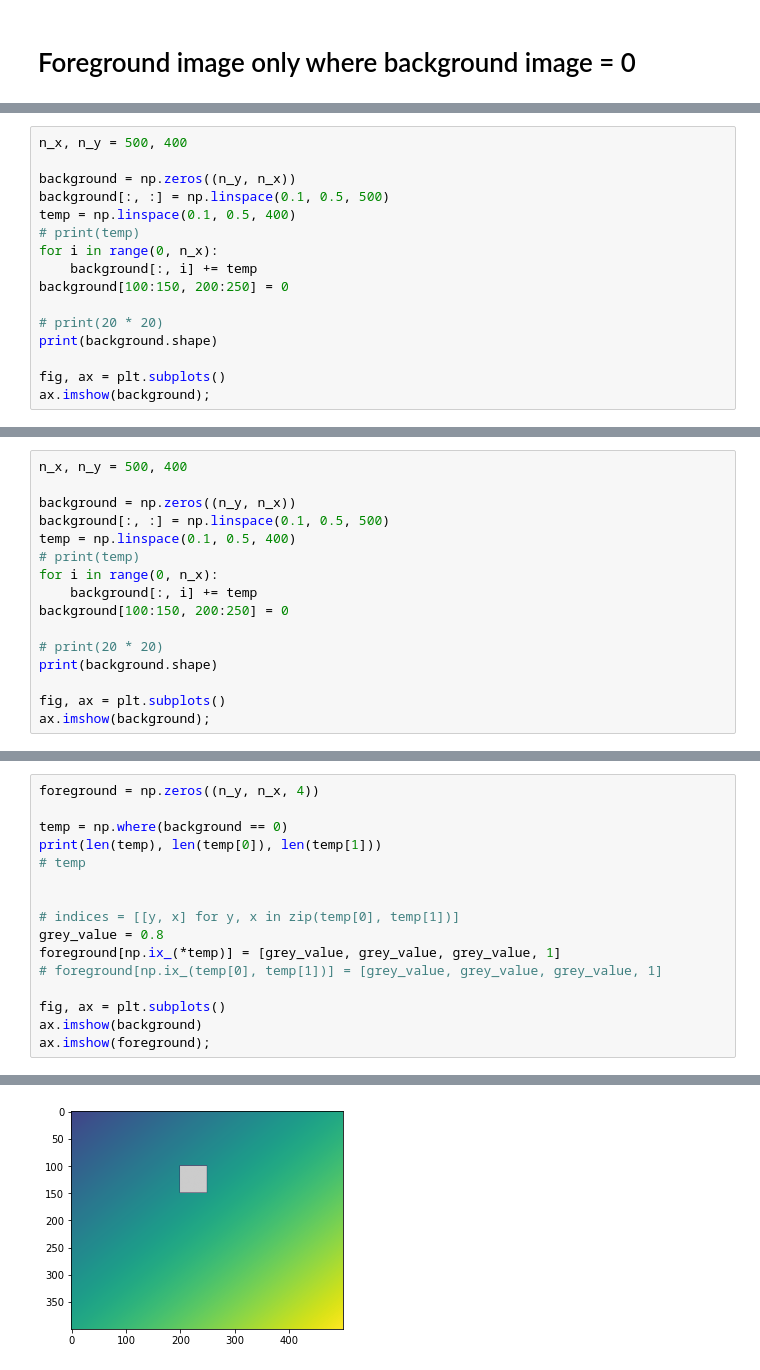
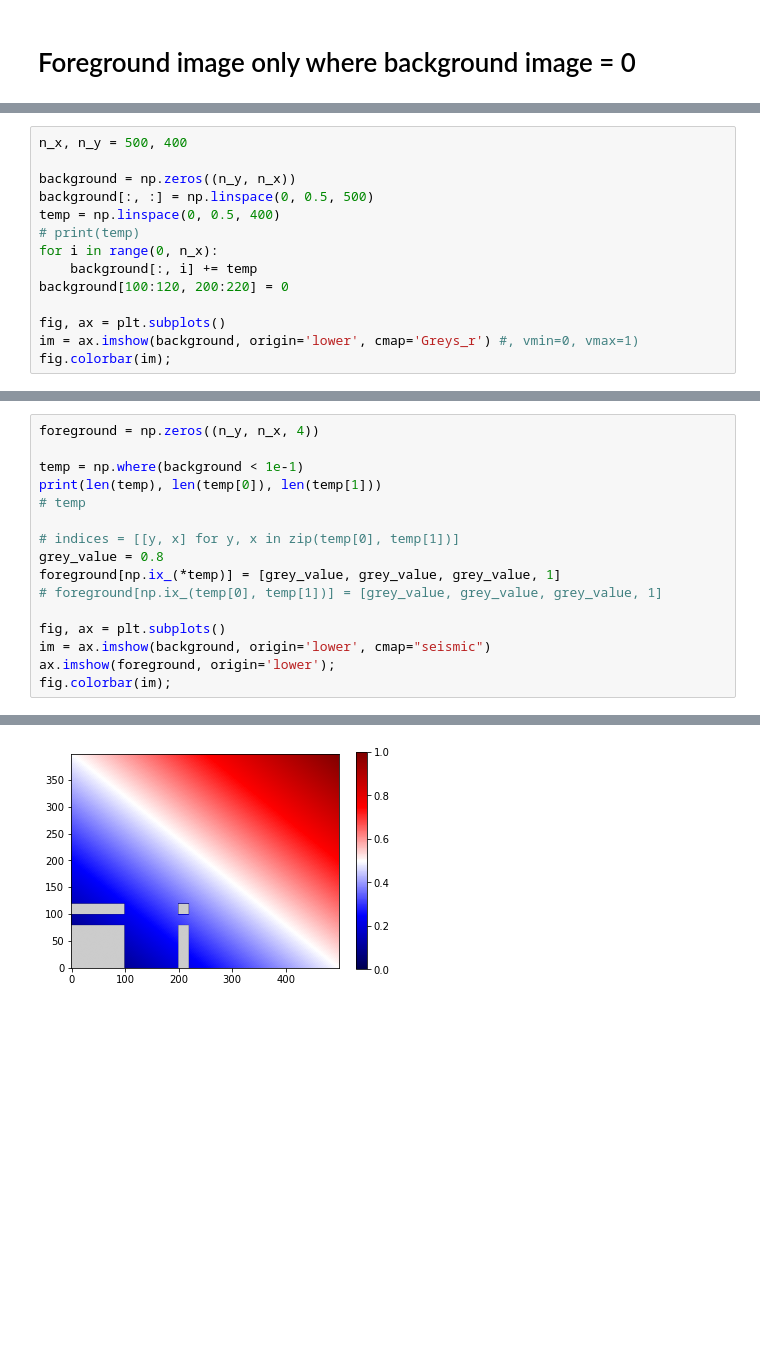
Before and after one commit to gregnordin/notes_to_self, a Jupyter notebook: python/matplotlib/images_with_transparency.ipynb, the cells around one changed output, grey strips where cells are left out. Cells and saved outputs as stored; diff of their text form; blank space fills up the shorter version.

```diff
--- a/python/matplotlib/images_with_transparency.ipynb
+++ b/python/matplotlib/images_with_transparency.ipynb
@@ -252,16 +100,14 @@ ax.imshow(foreground)
 n_x, n_y = 500, 400
 
 background = np.zeros((n_y, n_x))
-background[:, :] = np.linspace(0.1, 0.5, 500)
-temp = np.linspace(0.1, 0.5, 400)
+background[:, :] = np.linspace(0, 0.5, 500)
+temp = np.linspace(0, 0.5, 400)
 # print(temp)
 for i in range(0, n_x):
     background[:, i] += temp
-background[100:150, 200:250] = 0
-
-# print(20 * 20)
-print(background.shape)
+background[100:120, 200:220] = 0
 
 fig, ax = plt.subplots()
-ax.imshow(background);
+im = ax.imshow(background, origin='lower', cmap='Greys_r') #, vmin=0, vmax=1)
+fig.colorbar(im);
 # %% [output]
@@ -325,16 +114,0 @@ ax.imshow(foreground);
-# %%
-n_x, n_y = 500, 400
-
-background = np.zeros((n_y, n_x))
-background[:, :] = np.linspace(0.1, 0.5, 500)
-temp = np.linspace(0.1, 0.5, 400)
-# print(temp)
-for i in range(0, n_x):
-    background[:, i] += temp
-background[100:150, 200:250] = 0
-
-# print(20 * 20)
-print(background.shape)
-
-fig, ax = plt.subplots()
-ax.imshow(background);
@@ -344,10 +115,9 @@ ax.imshow(background);
 # %%
 foreground = np.zeros((n_y, n_x, 4))
 
-temp = np.where(background == 0)
+temp = np.where(background < 1e-1)
 print(len(temp), len(temp[0]), len(temp[1]))
 # temp
-
 
 # indices = [[y, x] for y, x in zip(temp[0], temp[1])]
 grey_value = 0.8
@@ -355,6 +125,7 @@ foreground[np.ix_(*temp)] = [grey_value, grey_value, grey_value, 1]
 # foreground[np.ix_(temp[0], temp[1])] = [grey_value, grey_value, grey_value, 1]
 
 fig, ax = plt.subplots()
-ax.imshow(background)
-ax.imshow(foreground);
+im = ax.imshow(background, origin='lower', cmap="seismic")
+ax.imshow(foreground, origin='lower');
+fig.colorbar(im);
 # %% [output]
@@ -362 +133 @@ ax.imshow(foreground);
-[figure, old version]
+[figure, new version]
```
Also changed, not shown: parts of 33 cells of this notebook.
